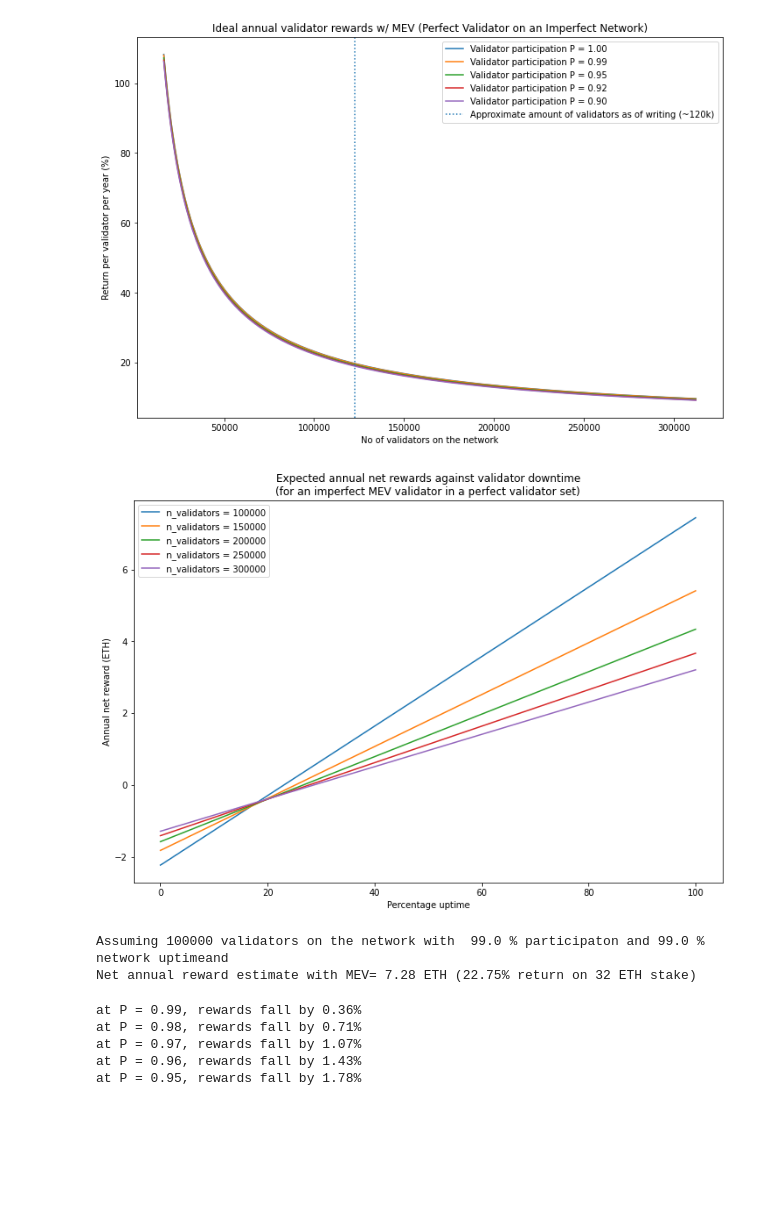
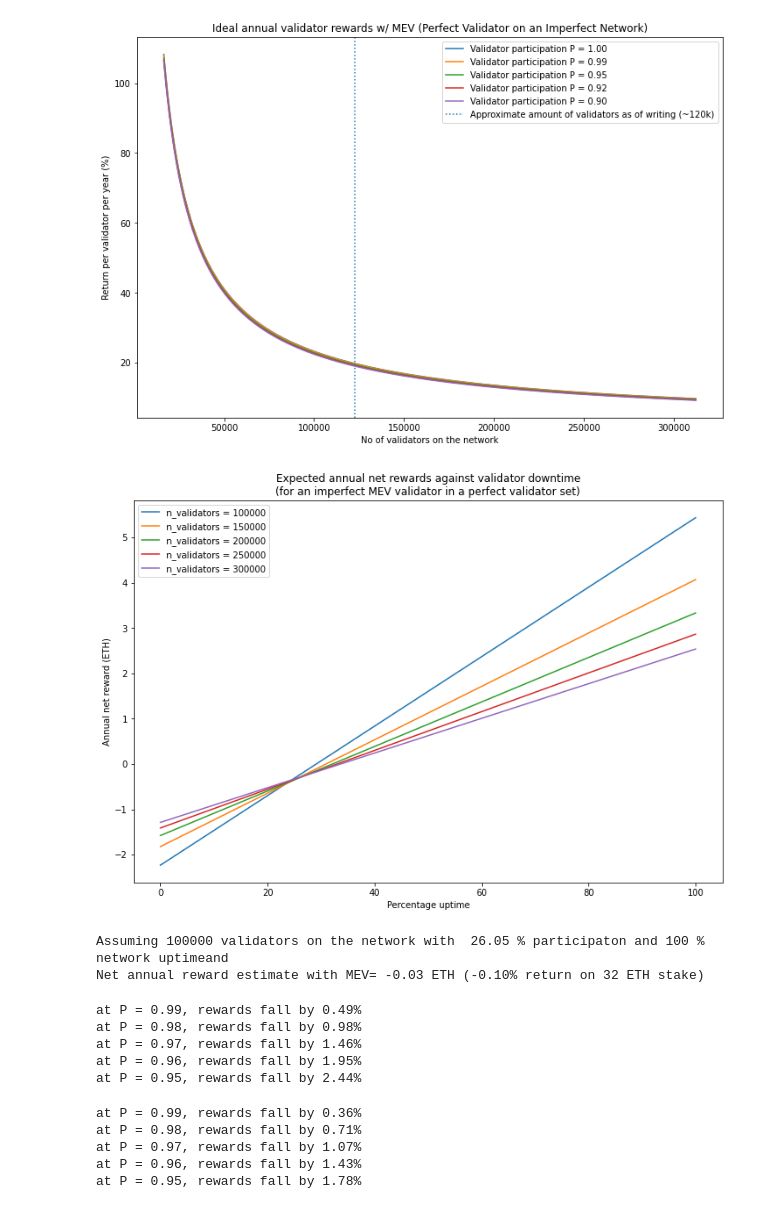
Before and after one commit to taarushv/eth2-mev-rewards, a Jupyter notebook: eth2-mev-calc.ipynb, the cells around one changed output. Drawn from its saved outputs; the diff is of its cells as text; code cells hidden in the pictures; blank space fills up the shorter version.

```diff
--- a/eth2-mev-calc.ipynb
+++ b/eth2-mev-calc.ipynb
@@ -24,10 +24,11 @@ def unluckiest_one_percent_blocks_proposed(no_of_validators):
 def luckiest_one_percent_blocks_proposed(no_of_validators):
     return binom.ppf([0.99],31556952/12,1/no_of_validators)
 
-avg_mev_reward_per_block = 0.17 # inferring from flashbots activity
+avg_mev_reward_per_block = 0.18 # inferring from flashbots activity
 lower_bound_for_active_staked_eth = 524288 # required for ETH2 to start
 upper_bound_for_active_staked_eth = 10e6 # 10M
 validators_on_the_network_today = 122435 # april 22
+block_selection_frequency_flashbots = 52 #
 # %%
 # Yearly, blocks proposed by unluckiest 1%, median, and luckiest 1% of validators.
 n_validators = [524288 // 32, 50000, 100000, 120000, 150000, 200000, 250000, 300000, 10000000 // 32]
@@ -97,0 +87,26 @@ df.set_index('n_validators')
+# %%
+# tabulate returns for various amounts of validators with and without MEV
+# setup an array of various # of possible active validators
+n_validators = [524288 // 32, 50000, 100000, 120000, 150000, 200000, 250000, 300000, 10000000 // 32]
+staked = [32 * n for n in n_validators] # ETH actively staked in the network
+ideal_reward = [4 * annualised_base_reward(n) for n in n_validators]
+ideal_reward_with_mev = [(4 * annualised_base_reward(n) +  (avg_mev_reward_per_block * average_blocks_proposed_per_year(n)  * (block_selection_frequency_flashbots/100))) for n in n_validators]
+annual_yield = [100 * r / 32 for r in ideal_reward]
+annual_yield_with_mev = [100 * r / 32 for r in ideal_reward_with_mev]
+delta = []
+for i in range(len(annual_yield)):
+    delta.append(annual_yield_with_mev[i] - annual_yield[i])
+data = {
+    'n_validators': n_validators,
+    'total_staked (ETH)': staked,
+    'annual_reward (ETH)': ideal_reward,
+    'annual_reward_with_mev (ETH)':ideal_reward_with_mev,
+    'annual_yield (%)': annual_yield,
+    'annual_yield_with_mev (%)': annual_yield_with_mev,
+    'delta (%)': delta
+}
+
+df = pd.DataFrame(data)
+
+pd.options.display.float_format = '{:,.2f}'.format
+df.set_index('n_validators')
@@ -414,46 +441,81 @@ leg = ax.legend()
 # %%
 # Imperfect Validator on a Perfect Network
 
 n_validators = [100000, 150000, 200000, 250000, 300000]
 uptime = [i / 100 for i in range(101)]
 
 fig, ax = plt.subplots(figsize=(12, 8))
 for n in n_validators:
     base_reward = annualised_base_reward(n)
-    mev_reward = average_blocks_proposed_per_year(n) * avg_mev_reward_per_block
+    mev_reward = average_blocks_proposed_per_year(n) * avg_mev_reward_per_block * (block_selection_frequency_flashbots/100)
     net_reward = []
     for u in uptime:
         rewards = 4 * u * base_reward
         penalties = 3 * (1 - u) * base_reward
         mev_reward_adjusted_for_uptime = u * mev_reward
         net_reward.append(rewards - penalties + mev_reward_adjusted_for_uptime)
 
     ax.plot(range(101), net_reward, label=f'n_validators = {n}')
 
 ax.set_xlabel('Percentage uptime')
 ax.set_ylabel('Annual net reward (ETH)')
 ax.set_title('Expected annual net rewards against validator downtime\n'
              '(for an imperfect MEV validator in a perfect validator set)')
 leg = ax.legend()
 #Skewed under 0 because we take average # of blocks proposed, need to repeat for luckiest/unluckiest 1%
 # %% [output]
-[figure, old version]
+[figure, new version]
 # %%
 ## TODO: Confirm if this is right
 ## Full model - imperfect validator operating in an imperfect validator
-base_reward = annualised_base_reward(100000)
-participation = 0.99
-uptime = 0.99
+base_reward = annualised_base_reward(120000)
+participation = 0.2605
+uptime = 1
 net_reward = 3 * base_reward * participation * uptime \
              - 3 * base_reward * (1 - participation)  \
              + (7/8) * base_reward * participation * uptime * math.log(participation) / (participation - 1) \
-             + (1/8) * base_reward * participation * uptime + (avg_mev_reward_per_block * average_blocks_proposed_per_year(100000) * uptime * participation)
+             + (1/8) * base_reward * participation * uptime + ((block_selection_frequency_flashbots/100) * avg_mev_reward_per_block * average_blocks_proposed_per_year(100000) * uptime * participation)
 
 print("Assuming 100000 validators on the network with ", participation*100, "% participaton and", uptime*100, "% network uptimeand" )
 print(f'Net annual reward estimate with MEV= {net_reward:.2f} ETH ({100 * net_reward / 32:.2f}% return on 32 ETH stake)')
 # %% [output]
-Assuming 100000 validators on the network with  99.0 % participaton and 99.0 % network uptimeand
-Net annual reward estimate with MEV= 7.28 ETH (22.75% return on 32 ETH stake)
+Assuming 100000 validators on the network with  26.05 % participaton and 100 % network uptimeand
+Net annual reward estimate with MEV= -0.03 ETH (-0.10% return on 32 ETH stake)
+# %%
+# plot reward for perfect validator in several participation level contexts
+
+participation_rate = [1,0.99,0.98,0.97,0.96, 0.95]
+
+n_validators = [n for n in range(50000,int(10e6)//32,1000)]
+base_reward = [annualised_base_reward(n) for n in n_validators]
+
+
+r_100000 = []
+for P in participation_rate:
+    accuracy_rewards = [P * 3 * r for r in base_reward]
+    if P < 1:
+        inclusion_reward = [(7/8) * r * P * math.log(P) / (P-1) for r in base_reward]
+    else:
+        inclusion_reward = [(7/8) * r for r in base_reward]
+
+    block_reward = [(1/8) * r * P for r in base_reward]
+    mev_reward = [avg_mev_reward_per_block * average_blocks_proposed_per_year(n)* (block_selection_frequency_flashbots/100) for n in n_validators]
+    total_reward = [accuracy_rewards[i] + inclusion_reward[i] + block_reward[i] + mev_reward[i]
+                    for i in range(len(block_reward))]
+    r_100000.append(total_reward[50])
+
+
+print(f'at P = {participation_rate[1]:.2f}, rewards fall by {100 * (1 - r_100000[1] / r_100000[0]):.2f}%')
+print(f'at P = {participation_rate[2]:.2f}, rewards fall by {100 * (1 - r_100000[2] / r_100000[0]):.2f}%')
+print(f'at P = {participation_rate[3]:.2f}, rewards fall by {100 * (1 - r_100000[3] / r_100000[0]):.2f}%')
+print(f'at P = {participation_rate[4]:.2f}, rewards fall by {100 * (1 - r_100000[4] / r_100000[0]):.2f}%')
+print(f'at P = {participation_rate[5]:.2f}, rewards fall by {100 * (1 - r_100000[5] / r_100000[0]):.2f}%')
+# %% [output]
+at P = 0.99, rewards fall by 0.49%
+at P = 0.98, rewards fall by 0.98%
+at P = 0.97, rewards fall by 1.46%
+at P = 0.96, rewards fall by 1.95%
+at P = 0.95, rewards fall by 2.44%
 # %%
 # plot reward for perfect validator in several participation level contexts
 
```
Also changed, not shown: parts of 2 cells of this notebook.
